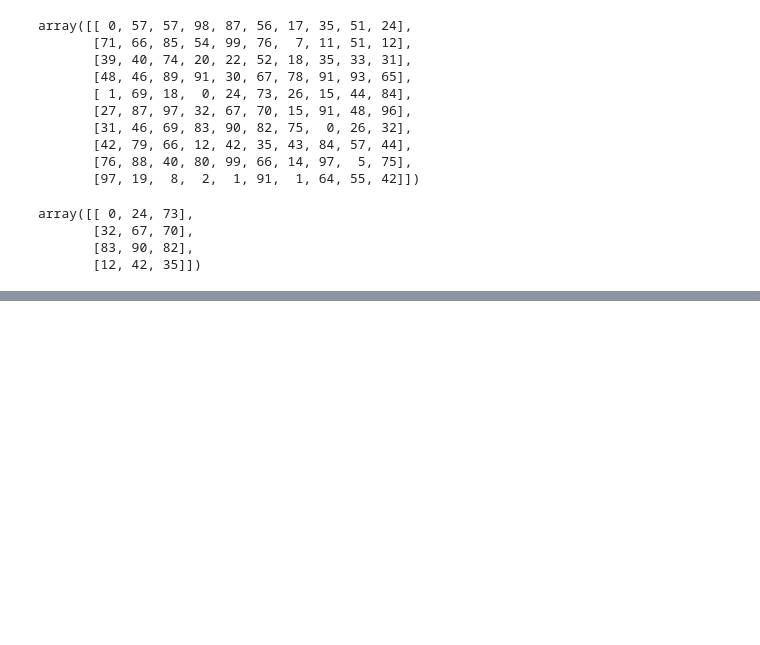
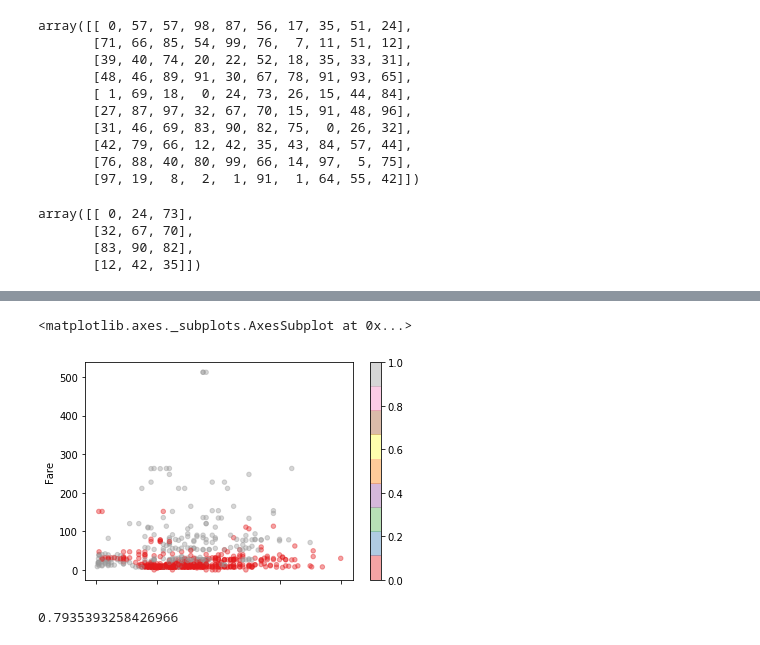
Before and after one commit to komi24/python210111, a Jupyter notebook: Pandas.ipynb, the cells around one changed output, grey strips where cells are left out. Drawn from its saved outputs; the diff is of its cells as text; code cells hidden in the pictures; blank space fills up the shorter version.

```diff
--- a/Pandas.ipynb
+++ b/Pandas.ipynb
@@ -435,0 +474,18 @@ array([[ 0, 24, 73],
+# %%
+from sklearn.neighbors import KNeighborsClassifier
+
+clf = KNeighborsClassifier()
+
+clf.fit(train_X, train_Y)
+
+# Faite un scatter qui affiche la prédiction en fonction de Age et Fare (en colorant différemment les survivants et les disparus)
+predict_Y = clf.predict(train_X)
+train_X.plot.scatter("Age", "Fare", c=predict_Y, cmap="Set1", alpha=0.4)
+# train_X.plot.scatter("Age", "Fare", c=train_Y, cmap="Set1", alpha=0.4)
+# %% [output]
+<matplotlib.axes._subplots.AxesSubplot at 0x...>
+[figure, added]
+# %%
+clf.score(train_X, train_Y)
+# %% [output]
+0.7935393258426966
```
Also changed, not shown: parts of 15 cells of this notebook, 11 other files.
